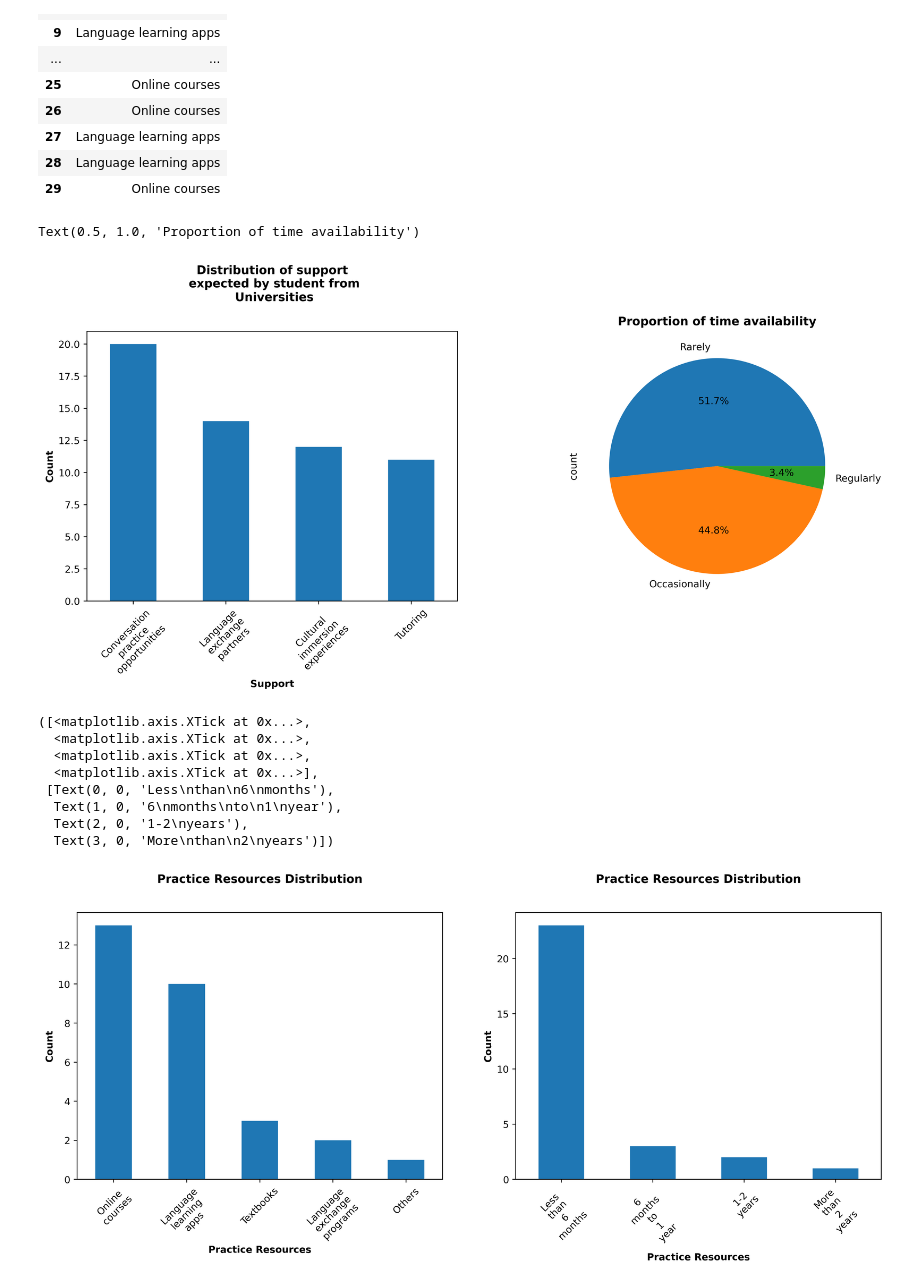
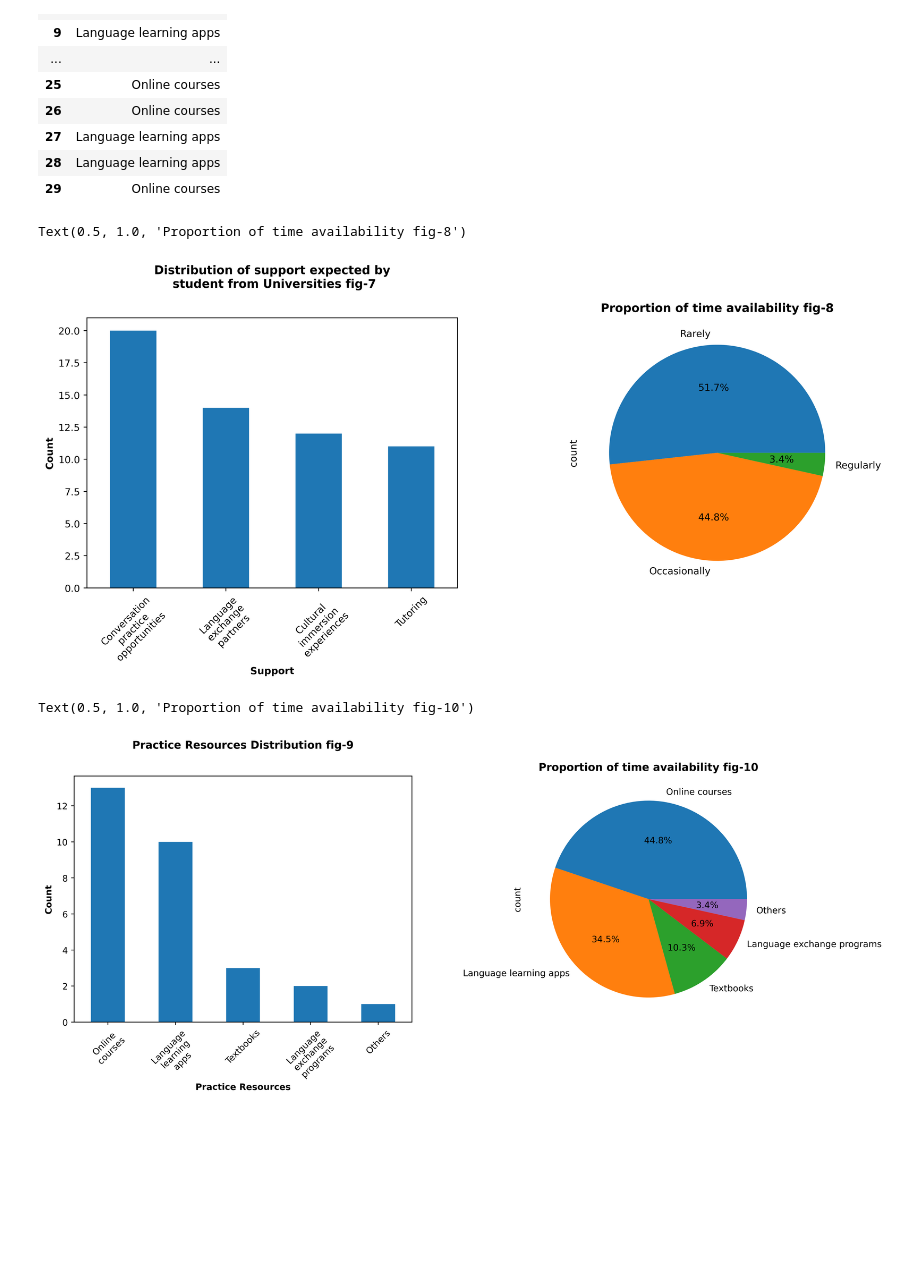
Before and after one commit to JasonJoel18/python-datascience-projects, a Jupyter notebook: MINI_RESEARCH.ipynb, the cells around one changed output. Cells and saved outputs as stored; diff of their text form; code cells hidden in the pictures; blank space fills up the shorter version.

```diff
--- a/MINI_RESEARCH.ipynb
+++ b/MINI_RESEARCH.ipynb
@@ -168,7 +168,7 @@ plt.figure(figsize=(15, 5),dpi=400)
 
 plt.subplot(1, 2, 1)
 new_df['support'].value_counts().plot(kind='bar')
-plt.title('Distribution of support\n expected by student from\n Universities', fontweight='bold', y=1.09)
+plt.title('Distribution of support expected by\n student from Universities fig-7', fontweight='bold', y=1.09)
 plt.xlabel('Support', fontweight='bold')
 plt.ylabel('Count', fontweight='bold')
 tick_labels = [label.replace(' ', '\n') for label in new_df['support'].value_counts().index]
@@ -177,10 +177,10 @@ plt.xticks(range(len(tick_labels)), tick_labels, rotation=45)
 # Second subplot: Proportion of time availability
 plt.subplot(1, 2, 2)
 df['How often do you get the opportunity to practice German outside of class?'].value_counts().plot(kind='pie', autopct='%1.1f%%')
-plt.title('Proportion of time availability', fontweight='bold')
+plt.title('Proportion of time availability fig-8', fontweight='bold')
 # %% [output]
-Text(0.5, 1.0, 'Proportion of time availability')
+Text(0.5, 1.0, 'Proportion of time availability fig-8')
-[figure, old version]
+[figure, new version]
 # %%
 column_name = 'What resources are you using to learn German (e.g., textbooks, online courses, language exchange programs)?'
 support_list = []
@@ -194,47 +194,47 @@ for values in df[column_name]:
 new_df = pd.DataFrame(support_list, columns=['support'])
 
 ignore_value = 'please specify: ____________'
 new_df = new_df[new_df['support'] != ignore_value]
 
 plt.figure(figsize=(15, 5),dpi=400)
 
 plt.subplot(1, 2, 1)
 new_df['support'].value_counts().plot(kind='bar')
-plt.title('Practice Resources Distribution', fontweight='bold', y=1.09)
+plt.title('Practice Resources Distribution fig-9', fontweight='bold', y=1.09)
 plt.xlabel('Practice Resources', fontweight='bold')
 plt.ylabel('Count', fontweight='bold')
 tick_labels = [label.replace(' ', '\n') for label in new_df['support'].value_counts().index]
 plt.xticks(range(len(tick_labels)), tick_labels, rotation=45)
 
 
 # Second subplot: Proportion of time availability
 plt.subplot(1, 2, 2)
-column_name = 'How long have you been learning German?'
+column_name = 'What resources are you using to learn German (e.g., textbooks, online courses, language exchange programs)?'
 support_list = []
 for values in df[column_name]:
     for value in values.split(', '):
         # Check if the value already exists in the DataFrame
         support_list.append(value)
 
 new_df = pd.DataFrame(support_list, columns=['support'])
 
 ignore_value = 'please specify: ____________'
 new_df = new_df[new_df['support'] != ignore_value]
-new_df['support'].value_counts().plot(kind='bar')
-plt.title('Practice Resources Distribution', fontweight='bold', y=1.09)
-plt.xlabel('Practice Resources', fontweight='bold')
-plt.ylabel('Count', fontweight='bold')
-tick_labels = [label.replace(' ', '\n') for label in new_df['support'].value_counts().index]
-plt.xticks(range(len(tick_labels)), tick_labels, rotation=45)
+
+new_df['support'].value_counts().plot(kind='pie', autopct='%1.1f%%')
+plt.title('Proportion of time availability fig-10', fontweight='bold')
+
+
+
+
+# new_df['support'].value_counts().plot(kind='bar')
+# plt.title('Practice Resources Distribution', fontweight='bold', y=1.09)
+# plt.xlabel('Practice Resources', fontweight='bold')
+# plt.ylabel('Count', fontweight='bold')
+# tick_labels = [label.replace(' ', '\n') for label in new_df['support'].value_counts().index]
+# plt.xticks(range(len(tick_labels)), tick_labels, rotation=45)
 # df['How often do you get the opportunity to practice German outside of class?'].value_counts().plot(kind='pie', autopct='%1.1f%%')
 # plt.title('Proportion of time availability', fontweight='bold')
 # %% [output]
-([<matplotlib.axis.XTick at 0x...>,
-  <matplotlib.axis.XTick at 0x...>,
-  <matplotlib.axis.XTick at 0x...>,
-  <matplotlib.axis.XTick at 0x...>],
- [Text(0, 0, 'Less\nthan\n6\nmonths'),
-  Text(1, 0, '6\nmonths\nto\n1\nyear'),
-  Text(2, 0, '1-2\nyears'),
-  Text(3, 0, 'More\nthan\n2\nyears')])
+Text(0.5, 1.0, 'Proportion of time availability fig-10')
-[figure, old version]
+[figure, new version]
```
